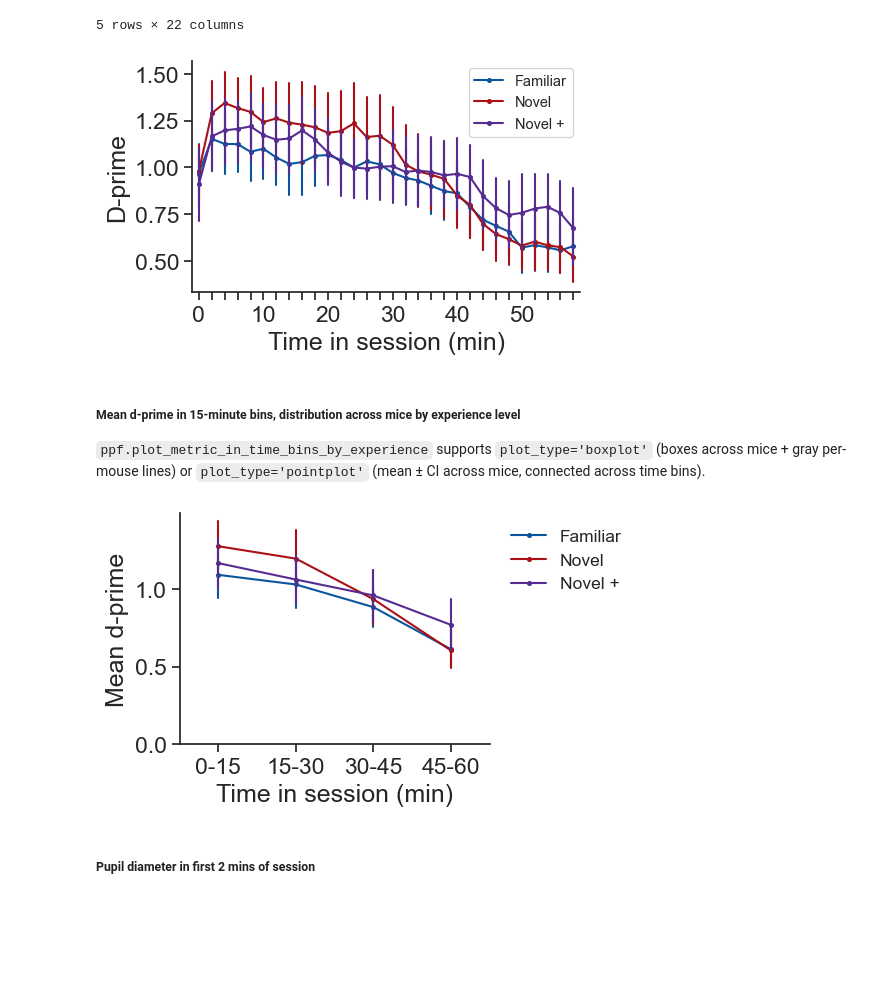
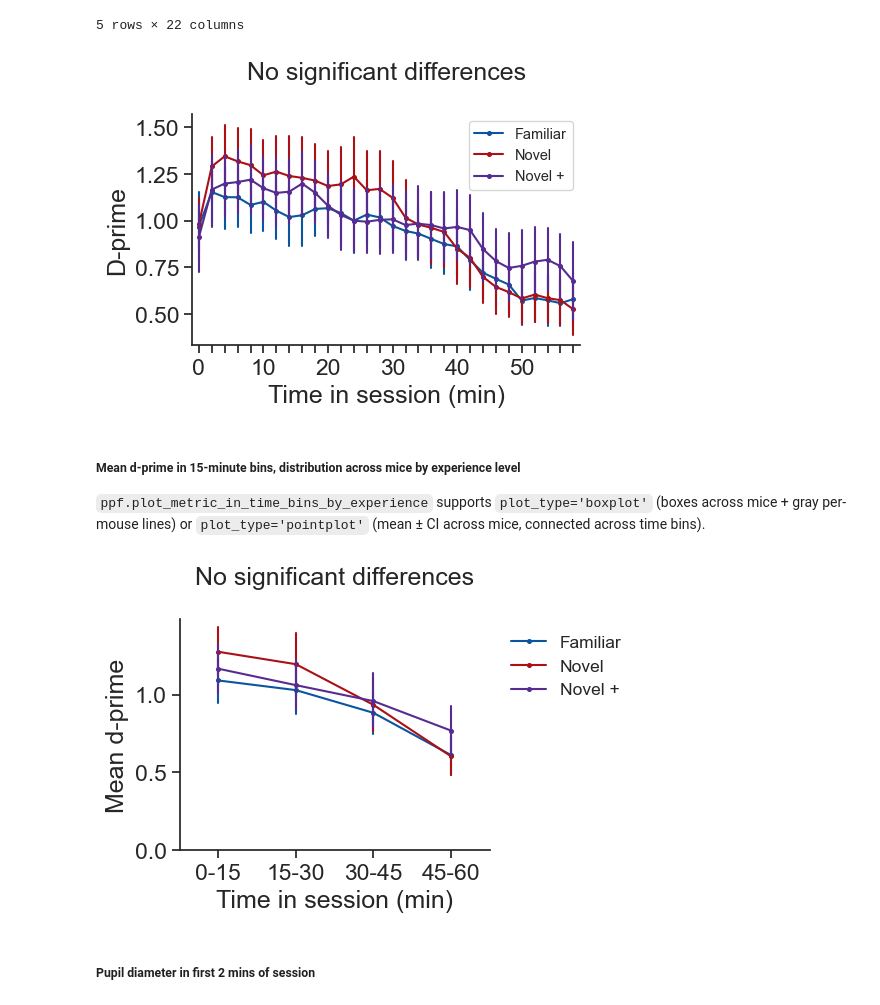
Before and after one commit to AllenInstitute/visual_behavior_analysis, a Jupyter notebook: notebooks/platform_paper_figures/figure_2_main.ipynb, the cells around one changed output. Drawn from its saved outputs; the diff is of its cells as text; code cells hidden in the pictures; blank space fills up the shorter version.

```diff
--- a/notebooks/platform_paper_figures/figure_2_main.ipynb
+++ b/notebooks/platform_paper_figures/figure_2_main.ipynb
@@ -449,24 +434,32 @@ stim_behavior_response_df.head()
 5 rows × 22 columns
 # %%
 # rolling d-prime over time in session, in 2 min bins, x labeled in 10 min increments
+# add_stats=True runs the per-bin across-experience-level stats INSIDE the plot, using the
+# same binning as the plot (so they can never drift): MLM with random intercept per mouse,
+# BH-FDR across bins; contiguous significant bins -> spanning line, isolated -> star.
+# plot_ns=True labels the panel 'No significant differences' if nothing survives correction.
 ax = ppf.plot_rolling_metric_over_time_in_session(
     rolling_mouse, metric='rolling_dprime',
     bin_size_seconds=120, max_minutes=60, label_every=5,
-    ylabel="D-prime", save_dir=save_dir, folder='within_session_behavior',
+    ylabel="D-prime", add_stats=True, plot_ns=True,
+    save_dir=save_dir, folder='within_session_behavior',
 )
 # %% [output]
-[figure, old version]
+[figure, new version]
 # %% [markdown]
 ##### Mean d-prime in 15-minute bins, distribution across mice by experience level
 
 `ppf.plot_metric_in_time_bins_by_experience` supports `plot_type='boxplot'` (boxes across mice + gray per-mouse lines) or `plot_type='pointplot'` (mean ± CI across mice, connected across time bins).
 # %%
-# Same data, plotted as a pointplot: mean +/- CI across mice, connected across time bins
+# Same data, plotted as a pointplot: mean +/- CI across mice, connected across time bins.
+# add_stats=True -> per-bin across-experience stats using this function's 15 min bins (always
+# linked to the plot's binning); filename/CSV also derive from bin_size_minutes automatically.
 ax = ppf.plot_metric_in_time_bins_by_experience(
     rolling_mouse, metric='rolling_dprime', bin_size_minutes=15, max_minutes=60,
-    plot_type='pointplot', ylabel='Mean d-prime', save_dir=save_dir)
+    plot_type='pointplot', ylabel='Mean d-prime',
+    add_stats=True, plot_ns=True, save_dir=save_dir)
 # %% [output]
-[figure, old version]
+[figure, new version]
 # %% [markdown]
 ##### Pupil diameter in first 2 mins of session
 # %% [markdown]
```
Also changed, not shown: parts of 12 cells of this notebook, 22 other files.
